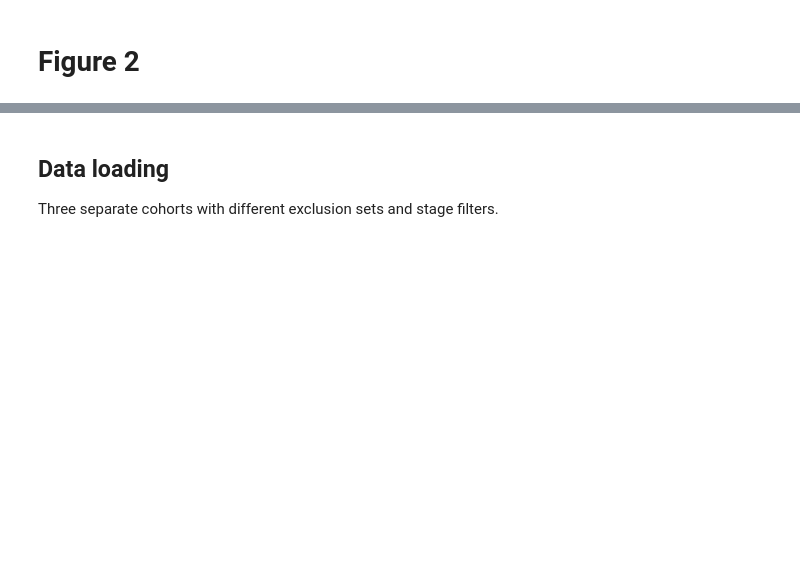
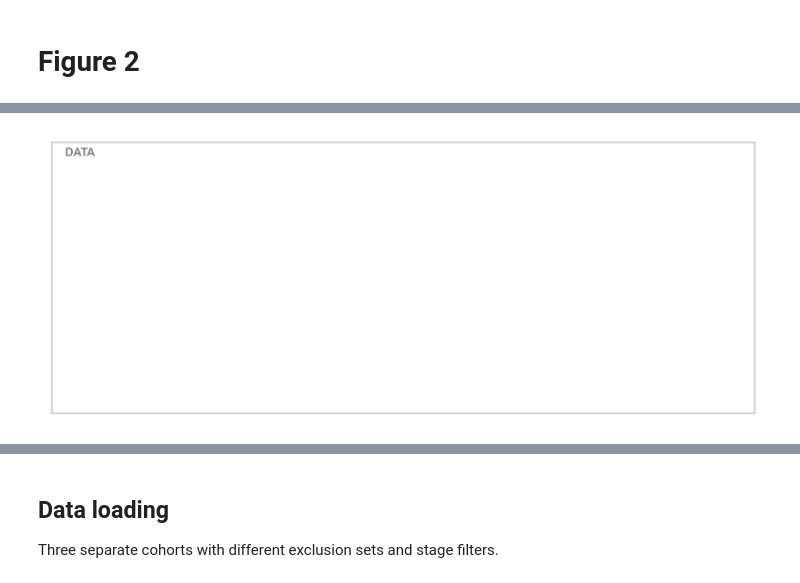
Before and after one commit to lauradriscoll/cosyne2026_adaptive_behavior, a Jupyter notebook: figures/fig2/make_panels_fig2.ipynb, the cells around one changed output, grey strips where cells are left out. Saved outputs shown, nothing was run; the diff lists cells and outputs as text; code cells hidden in the pictures; blank space fills up the shorter version.

```diff
--- a/figures/fig2/make_panels_fig2.ipynb
+++ b/figures/fig2/make_panels_fig2.ipynb
@@ -36,29 +38,34 @@ Panels will be saved to: C:\git\cosyne2026_adaptive_behavior\figures\fig2\panels
 # %%
 # Get the position of an existing axes
 from matplotlib import patches
 
 
 fig, ax = panel_fig("fig2_Z", nrows=1) # the subplot you want to frame
 bbox = ax.get_position()  # returns a Bbox object
 
 x0 = bbox.x0  # left edge
 y0 = bbox.y0  # bottom edge
 width = bbox.width
 height = bbox.height
 
 # Then use these in FancyBboxPatch
 rect = patches.FancyBboxPatch(
     (x0, y0), width, height,
     boxstyle="square,pad=0.01",  # pad adds a small margin around the axes
     linewidth=1,
-    edgecolor='grey',
+    edgecolor='lightgrey',
     facecolor='none',
     transform=fig.transFigure,
     clip_on=False
 )
 fig.add_artist(rect)
 ax.set_visible(False)
+# label in the top-left corner of the frame
+fig.text(x0 - 0.01 + 0.015, y0 + height + 0.01 - 0.015, "DATA", ha="left", va="top", fontsize=6, fontweight="bold", color="grey")
+plt.show()
 save_panel(fig, PANELS_DIR / "fig2_Z.pdf")
+# %% [output]
+[figure, added]
 # %%
 fig, ax = panel_fig("fig2_ZZ", nrows=1) # the subplot you want to frame
 bbox = ax.get_position()  # returns a Bbox object
```
Also changed, not shown: parts of 2 cells of this notebook, 8 other files.
